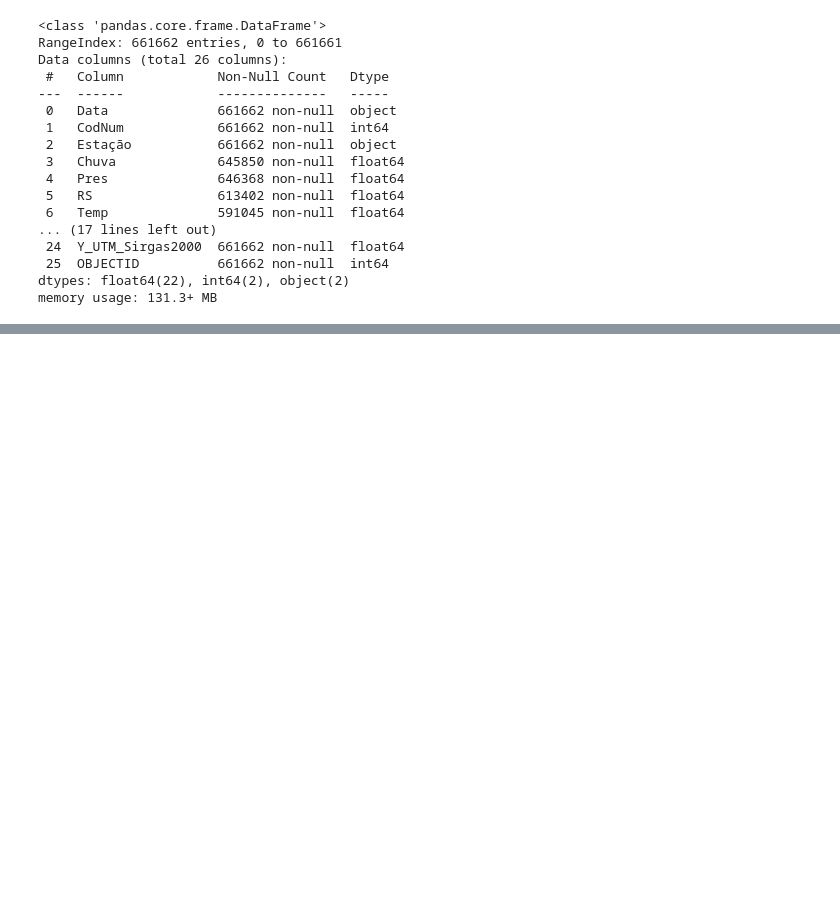
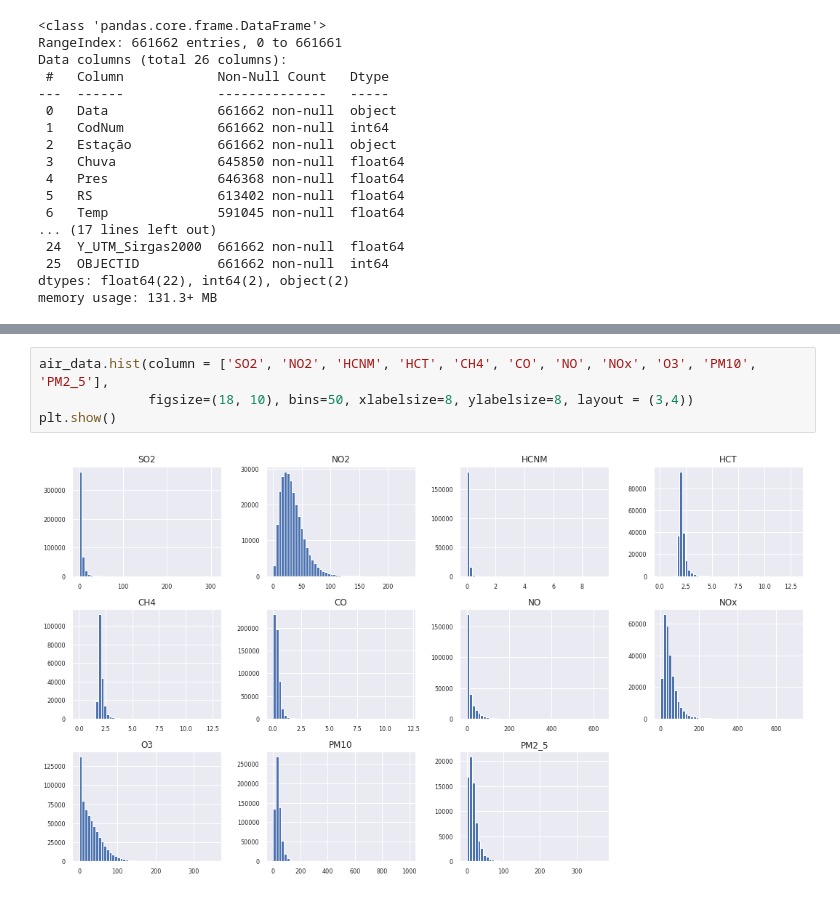
Before and after one commit to lucasmoschen/machine-learning-project, a Jupyter notebook: notebooks/eda.ipynb, the cells around one changed output, grey strips where cells are left out. Saved outputs shown, nothing was run; the diff lists cells and outputs as text; blank space fills up the shorter version.

```diff
--- a/notebooks/eda.ipynb
+++ b/notebooks/eda.ipynb
@@ -38,0 +128,6 @@ memory usage: 131.3+ MB
+# %%
+air_data.hist(column = ['SO2', 'NO2', 'HCNM', 'HCT', 'CH4', 'CO', 'NO', 'NOx', 'O3', 'PM10', 'PM2_5'],
+              figsize=(18, 10), bins=50, xlabelsize=8, ylabelsize=8, layout = (3,4))
+plt.show()
+# %% [output]
+[figure, added]
```
Also changed, not shown: parts of 13 cells of this notebook.
